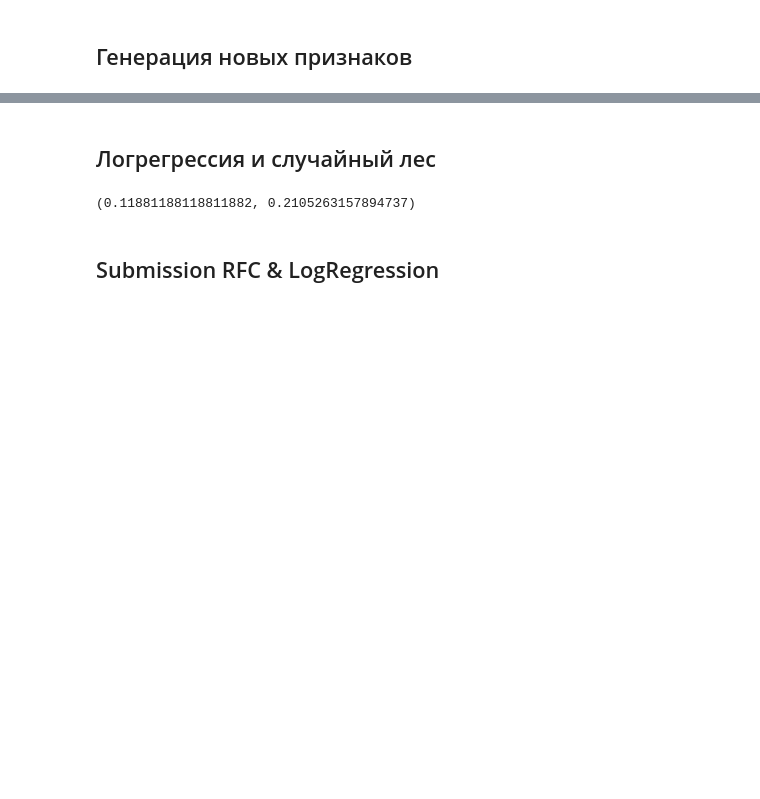
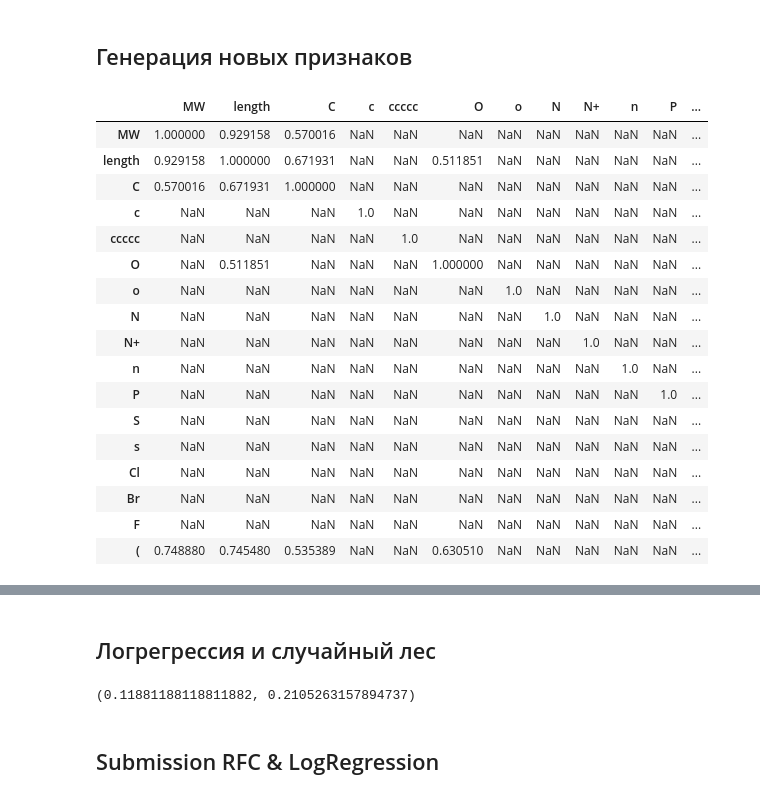
Before and after one commit to akitim/Ligand_activity_prediction_GlobalAI2022, a Jupyter notebook: ligand_activity_prediction.ipynb, the cells around one changed output, grey strips where cells are left out. Saved outputs shown, nothing was run; the diff lists cells and outputs as text; code cells hidden in the pictures; blank space fills up the shorter version.

```diff
--- a/ligand_activity_prediction.ipynb
+++ b/ligand_activity_prediction.ipynb
@@ -164,21 +190,13 @@ data['smiles'] = data['smiles'].apply(lambda s: remove_salt_ions(s)[0])
 # %% [markdown]
 ## Генерация новых признаков
 # %%
-def num_of_(df, atom) -> pd.DataFrame:
-    df_ = df.copy()
-    df_[atom] = df_['smiles'].apply(lambda smpl: smpl.count(atom))
-    return df_
-
-def strp_mol(smiles):
-    to_clear = ['(', ')', '[', ']', '=', '-',
-                '1', '2', '3', '4', '5', '6', '7', '8', '9']
-    for sym in to_clear:
-
+# def num_of_(df, atom) -> pd.DataFrame:
+#     df_ = df.copy()
+#     df_[atom] = df_['smiles'].apply(lambda smpl: smpl.count(atom))
+#     return df_
 
 data['MW'] = data['smiles'].apply(lambda x:
                                   np.round(MolWt(Chem.MolFromSmiles(x)), 1))
-data['length'] = data['smiles'].apply(
-    lambda x: len(x.replace('(', '').replace(')').replace('=')))
 
 atoms = ['C', 'c', 'ccccc', 'O', 'o', 'N', 'N+', 'n', 'P',
          'S', 's', 'Cl', 'Br', 'F', '(']
@@ -189,6 +207,28 @@ for a in atoms:
 # логарифмируем переменнные
 for col in data.drop(['smiles', 'active', 'is_test'], axis=1).columns:
     data[col] = data[col].apply(np.log1p)
+# %%
+q = data.drop(['smiles', 'active', 'is_test'], axis=1).corr()
+q[np.abs(q) > 0.5]
+# %% [output]
+|  | MW | length | C | c | ccccc | O | o | N | N+ | n | P | ... |
+| MW | 1.000000 | 0.929158 | 0.570016 | NaN | NaN | NaN | NaN | NaN | NaN | NaN | NaN | ... |
+| length | 0.929158 | 1.000000 | 0.671931 | NaN | NaN | 0.511851 | NaN | NaN | NaN | NaN | NaN | ... |
+| C | 0.570016 | 0.671931 | 1.000000 | NaN | NaN | NaN | NaN | NaN | NaN | NaN | NaN | ... |
+| c | NaN | NaN | NaN | 1.0 | NaN | NaN | NaN | NaN | NaN | NaN | NaN | ... |
+| ccccc | NaN | NaN | NaN | NaN | 1.0 | NaN | NaN | NaN | NaN | NaN | NaN | ... |
+| O | NaN | 0.511851 | NaN | NaN | NaN | 1.000000 | NaN | NaN | NaN | NaN | NaN | ... |
+| o | NaN | NaN | NaN | NaN | NaN | NaN | 1.0 | NaN | NaN | NaN | NaN | ... |
+| N | NaN | NaN | NaN | NaN | NaN | NaN | NaN | 1.0 | NaN | NaN | NaN | ... |
+| N+ | NaN | NaN | NaN | NaN | NaN | NaN | NaN | NaN | 1.0 | NaN | NaN | ... |
+| n | NaN | NaN | NaN | NaN | NaN | NaN | NaN | NaN | NaN | 1.0 | NaN | ... |
+| P | NaN | NaN | NaN | NaN | NaN | NaN | NaN | NaN | NaN | NaN | 1.0 | ... |
+| S | NaN | NaN | NaN | NaN | NaN | NaN | NaN | NaN | NaN | NaN | NaN | ... |
+| s | NaN | NaN | NaN | NaN | NaN | NaN | NaN | NaN | NaN | NaN | NaN | ... |
+| Cl | NaN | NaN | NaN | NaN | NaN | NaN | NaN | NaN | NaN | NaN | NaN | ... |
+| Br | NaN | NaN | NaN | NaN | NaN | NaN | NaN | NaN | NaN | NaN | NaN | ... |
+| F | NaN | NaN | NaN | NaN | NaN | NaN | NaN | NaN | NaN | NaN | NaN | ... |
+| ( | 0.748880 | 0.745480 | 0.535389 | NaN | NaN | 0.630510 | NaN | NaN | NaN | NaN | NaN | ... |
 # %%
 # for col in data.drop(['smiles', 'active', 'is_test'], axis=1).columns:
 #     data[col].apply(np.log1p).hist();
```
Also changed, not shown: parts of 6 cells of this notebook.
